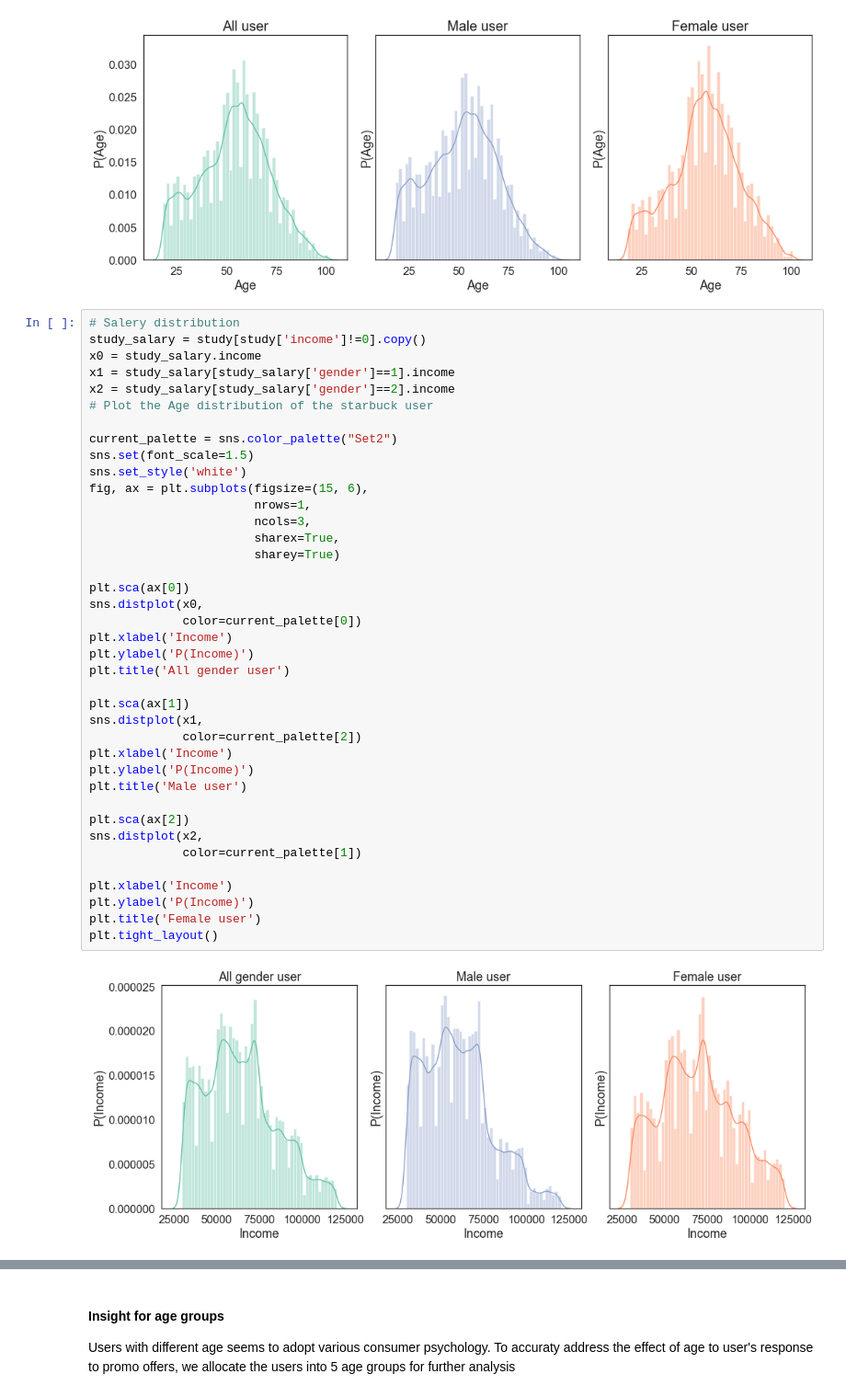
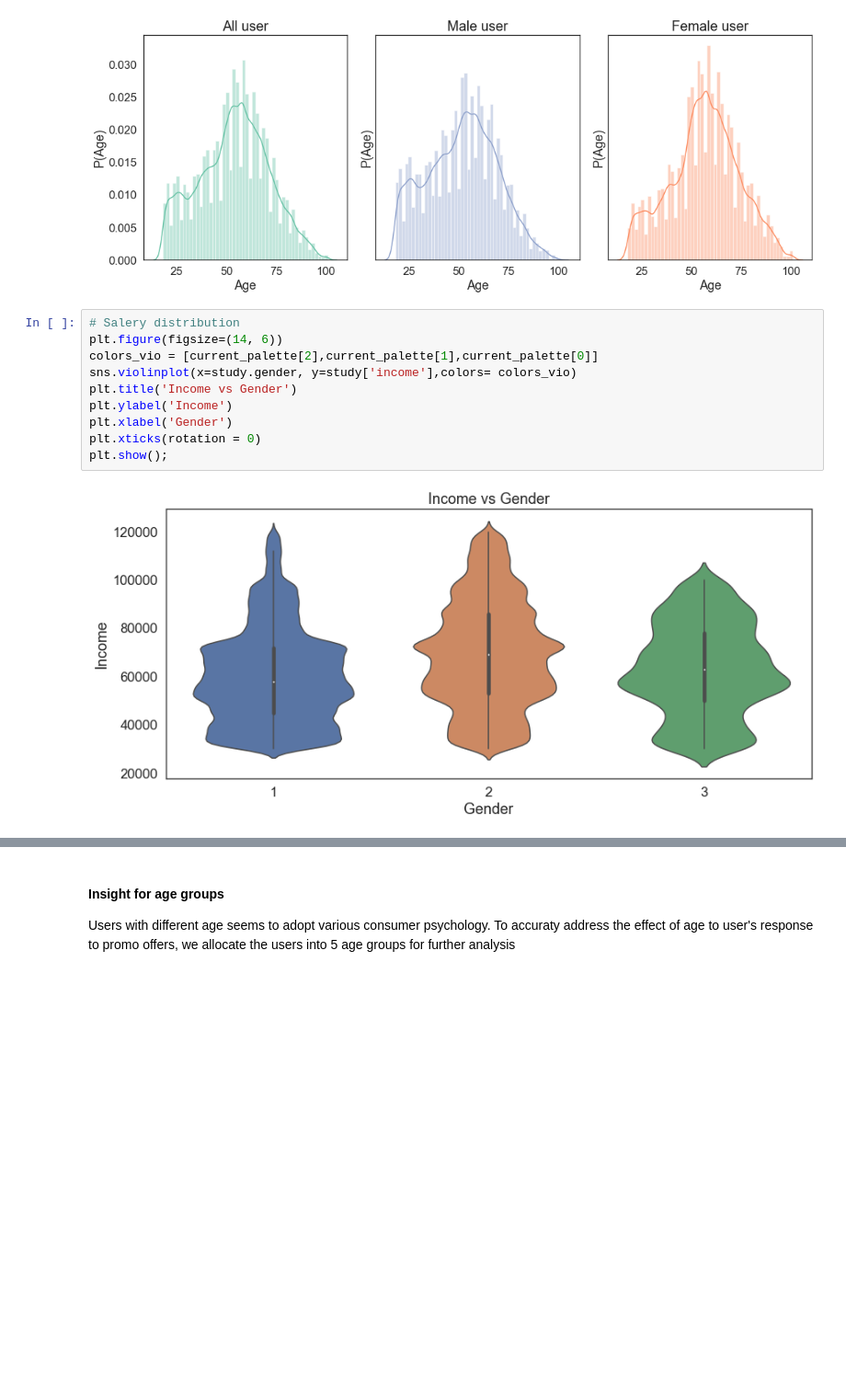
Before and after one commit to ZhuqingZhang0422/Starbucks-Capstone-Project, a Jupyter notebook: Starbucks_Capstone_notebook.ipynb, the cells around one changed output, grey strips where cells are left out. Shown at 92% size. Drawn from its saved outputs; the diff is of its cells as text; blank space fills up the shorter version.

```diff
--- a/Starbucks_Capstone_notebook.ipynb
+++ b/Starbucks_Capstone_notebook.ipynb
@@ -365,44 +368,15 @@ plt.title('Female user', fontsize = 20)
 plt.tight_layout()
 # %% [output]
 [figure]
-# %%
-# Salery distribution
-study_salary = study[study['income']!=0].copy()
-x0 = study_salary.income
-x1 = study_salary[study_salary['gender']==1].income
-x2 = study_salary[study_salary['gender']==2].income
-# Plot the Age distribution of the starbuck user
-
-current_palette = sns.color_palette("Set2")
-sns.set(font_scale=1.5)
-sns.set_style('white')
-fig, ax = plt.subplots(figsize=(15, 6),
-                       nrows=1,
-                       ncols=3,
-                       sharex=True,
-                       sharey=True)
-
-plt.sca(ax[0])
-sns.distplot(x0,
-             color=current_palette[0])
-plt.xlabel('Income')
-plt.ylabel('P(Income)')
-plt.title('All gender user')
-
-plt.sca(ax[1])
-sns.distplot(x1,
-             color=current_palette[2])
-plt.xlabel('Income')
-plt.ylabel('P(Income)')
-plt.title('Male user')
-
-plt.sca(ax[2])
-sns.distplot(x2,
-             color=current_palette[1])
-
-plt.xlabel('Income')
-plt.ylabel('P(Income)')
-plt.title('Female user')
-plt.tight_layout()
-# %% [output]
-[figure, removed]
+# %%
+# Salery distribution
+plt.figure(figsize=(14, 6))
+colors_vio = [current_palette[2],current_palette[1],current_palette[0]]
+sns.violinplot(x=study.gender, y=study['income'],colors= colors_vio)
+plt.title('Income vs Gender')
+plt.ylabel('Income')
+plt.xlabel('Gender')
+plt.xticks(rotation = 0)
+plt.show();
+# %% [output]
+[figure, added]
```
Also changed, not shown: parts of 7 cells of this notebook.
